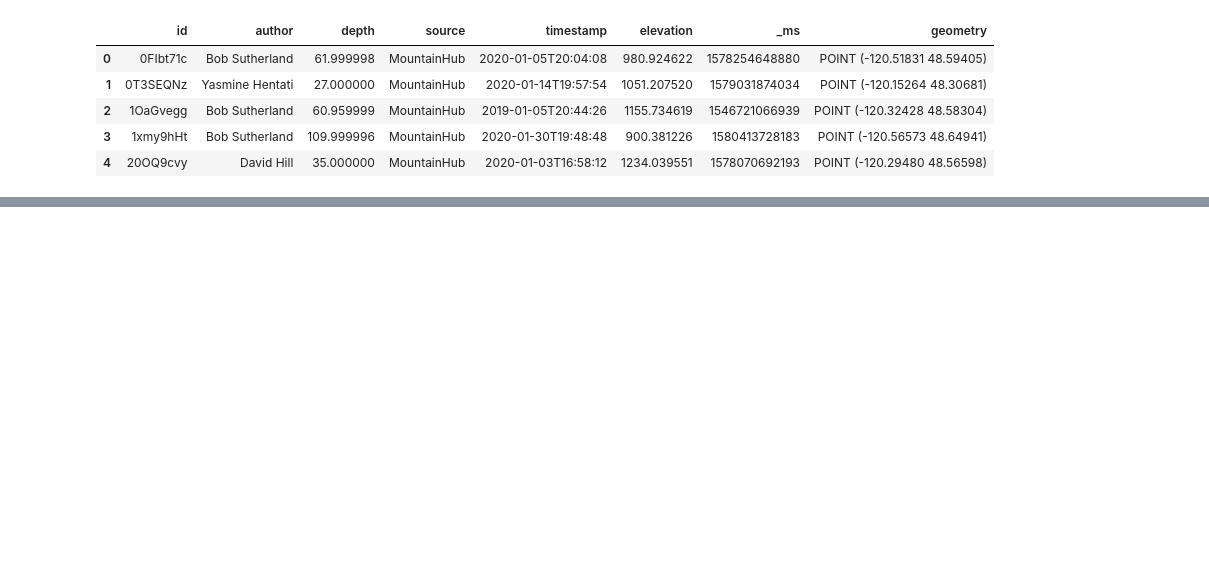
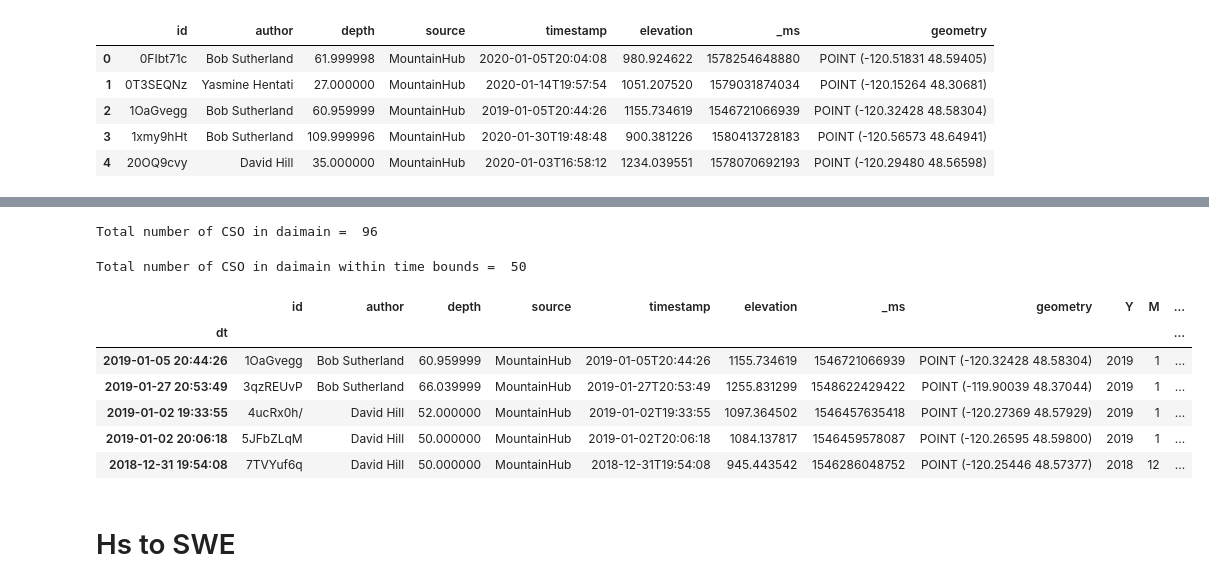
Before and after one commit to snowmodel-tools/assimilation_python, a Jupyter notebook: CSOdata2SM.ipynb, the cells around one changed output, grey strips where cells are left out. Cells and saved outputs as stored; diff of their text form; code cells hidden in the pictures; blank space fills up the shorter version.

```diff
--- a/CSOdata2SM.ipynb
+++ b/CSOdata2SM.ipynb
@@ -51,0 +56,12 @@ CSO_gdf.plot()
+# %%
+
+CSO_gdf['dt'] = pd.to_datetime(CSO_gdf['timestamp'], format='%Y-%m-%dT%H:%M:%S')
+# %%
+CSO_gdf['Y'] = pd.DatetimeIndex(CSO_gdf['dt']).year
+CSO_gdf['M'] = pd.DatetimeIndex(CSO_gdf['dt']).month
+CSO_gdf['D'] = pd.DatetimeIndex(CSO_gdf['dt']).day
+CSO_gdf["LON"] = CSO_gdf.geometry.x
+CSO_gdf["LAT"] = CSO_gdf.geometry.y
+#convert snow depth to m
+CSO_gdf['H'] = CSO_gdf.depth/100
+CSO_gdf.head()
@@ -51,0 +75,22 @@ CSO_gdf.plot()
+# %%
+print('Total number of CSO in daimain = ',len(CSO_gdf))
+# %% [output]
+Total number of CSO in daimain =  96
+# %%
+CSO_gdf = CSO_gdf.set_index(['dt'])
+print('Total number of CSO in daimain within time bounds = ',len(CSO_gdf.loc[st:ed]))
+# %% [output]
+Total number of CSO in daimain within time bounds =  50
+# %%
+CSO_gdf = CSO_gdf.loc[st:ed]
+CSO_gdf.head()
+# %% [output]
+|  | id | author | depth | source | timestamp | elevation | _ms | geometry | Y | M | ... |
+| dt |  |  |  |  |  |  |  |  |  |  | ... |
+| 2019-01-05 20:44:26 | 1OaGvegg | Bob Sutherland | 60.959999 | MountainHub | 2019-01-05T20:44:26 | 1155.734619 | 1546721066939 | POINT (-120.32428 48.58304) | 2019 | 1 | ... |
+| 2019-01-27 20:53:49 | 3qzREUvP | Bob Sutherland | 66.039999 | MountainHub | 2019-01-27T20:53:49 | 1255.831299 | 1548622429422 | POINT (-119.90039 48.37044) | 2019 | 1 | ... |
+| 2019-01-02 19:33:55 | 4ucRx0h/ | David Hill | 52.000000 | MountainHub | 2019-01-02T19:33:55 | 1097.364502 | 1546457635418 | POINT (-120.27369 48.57929) | 2019 | 1 | ... |
+| 2019-01-02 20:06:18 | 5JFbZLqM | David Hill | 50.000000 | MountainHub | 2019-01-02T20:06:18 | 1084.137817 | 1546459578087 | POINT (-120.26595 48.59800) | 2019 | 1 | ... |
+| 2018-12-31 19:54:08 | 7TVYuf6q | David Hill | 50.000000 | MountainHub | 2018-12-31T19:54:08 | 945.443542 | 1546286048752 | POINT (-120.25446 48.57377) | 2018 | 12 | ... |
+# %% [markdown]
+# Hs to SWE
```
Also changed, not shown: parts of 14 cells of this notebook.
